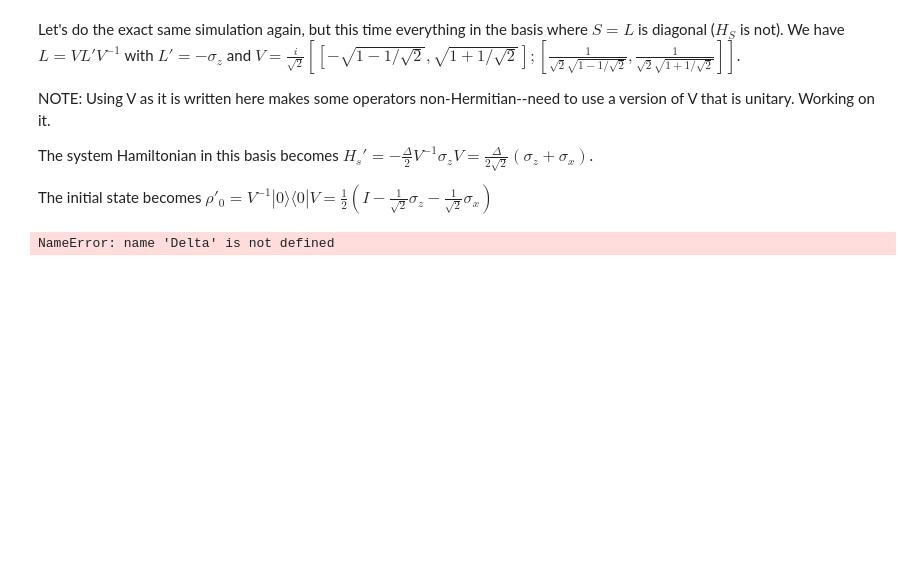
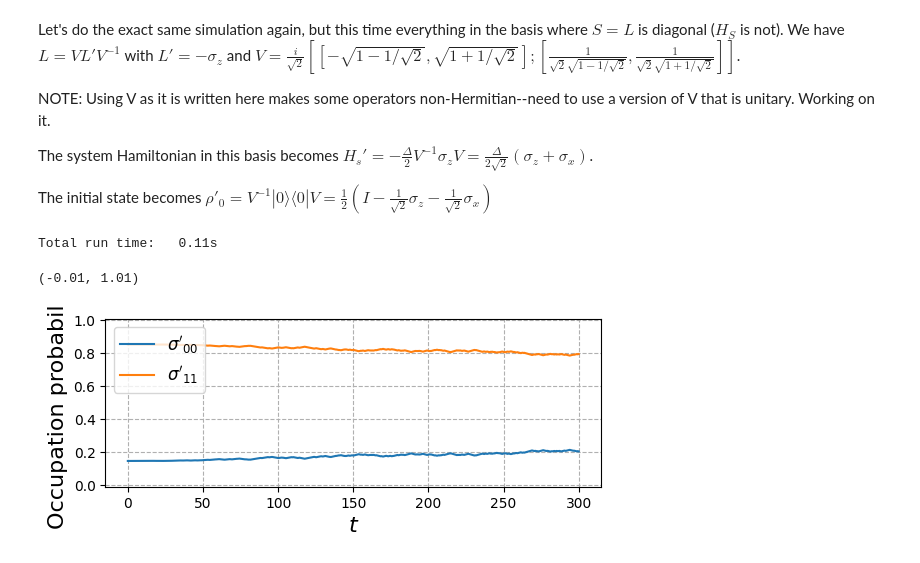
Before and after one commit to mikeal888/The_V_model, a Jupyter notebook: two_ls.ipynb, the cells around one changed output. Saved outputs shown, nothing was run; the diff lists cells and outputs as text; code cells hidden in the pictures; blank space fills up the shorter version.

Commit message:
completed the trajectory simulations for the 2LS in the basis that diagonalizes the interaction hamiltonian

```diff
--- a/two_ls.ipynb
+++ b/two_ls.ipynb
@@ -105,10 +105,43 @@ The initial state becomes $\rho'_0 = V^{-1}|0\rangle\langle0|V = \frac{1}{2}(I-\
 # %%
 # Simulation in new basis
 
-Hprime = 0.5*Delta*(sigmaz()/np.sqrt(2) + sigmax()/np.sqrt(2)) # System Hamiltonian
-Lprime = -sigmaz() # Single collapse operator
-rho0prime = 0.5*(identity(2) - sigmaz()/np.sqrt(2) - sigmax()/np.sqrt(2)) # Initial state
+H_prime = 0.5*Delta*(sigmaz()/np.sqrt(2) + sigmax()/np.sqrt(2)) # System Hamiltonian
+L_prime = -sigmaz() # Single collapse operator
+rho0_prime = 0.5*(identity(2) - sigmaz()/np.sqrt(2) - sigmax()/np.sqrt(2)) # Initial state
 
 rho_ss = steadystate(H,[L])
-# %% [output]
-NameError: name 'Delta' is not defined
+# %%
+# Unravel the master equation in this different basis
+
+t0, tf = 0, 300
+dt = 0.03
+tlist = np.arange(t0, tf, dt)
+
+rho_init_prime = 0.5*(identity(2) - sigmaz()/np.sqrt(2) - sigmax()/np.sqrt(2))
+e_ops = [g0*g0.dag(), g1*g1.dag(), g1*g0.dag()] # Observables
+sc_ops_prime = [L_prime] # Stochastic collapse operators
+# sc_ops_prime = [-g0*g0.dag(), g1*g1.dag()] # This leads to familiar behaviour but is not physically correct
+
+result_prime = photocurrent_mesolve(H_prime, rho_init_prime, tlist, sc_ops=sc_ops_prime, e_ops=e_ops, ntraj=1, noise=1, store_measurement=True)
+# %% [output]
+Total run time:   0.11s
+# %%
+# Get all the expectation values
+g0_evo_prime = result_prime.expect[0]
+g1_evo_prime = result_prime.expect[1]
+g10_evo_prime = result_prime.expect[2]
+# %%
+# Plot the populations
+
+plt.subplot(211)
+plt.plot(tlist, g0_evo_prime, label=r"$\sigma'_{00}$")
+plt.plot(tlist, g1_evo_prime, label=r"$\sigma'_{11}$")
+
+plt.xlabel(r'$t$', fontsize=16)
+plt.ylabel('Occupation probability', fontsize=16)
+plt.legend(fontsize=12, loc="upper left")
+plt.grid(linestyle='--')
+plt.ylim(-0.01, 1.01)
+# %% [output]
+(-0.01, 1.01)
+[figure, added]
```
Also changed, not shown: parts of 4 cells of this notebook.
